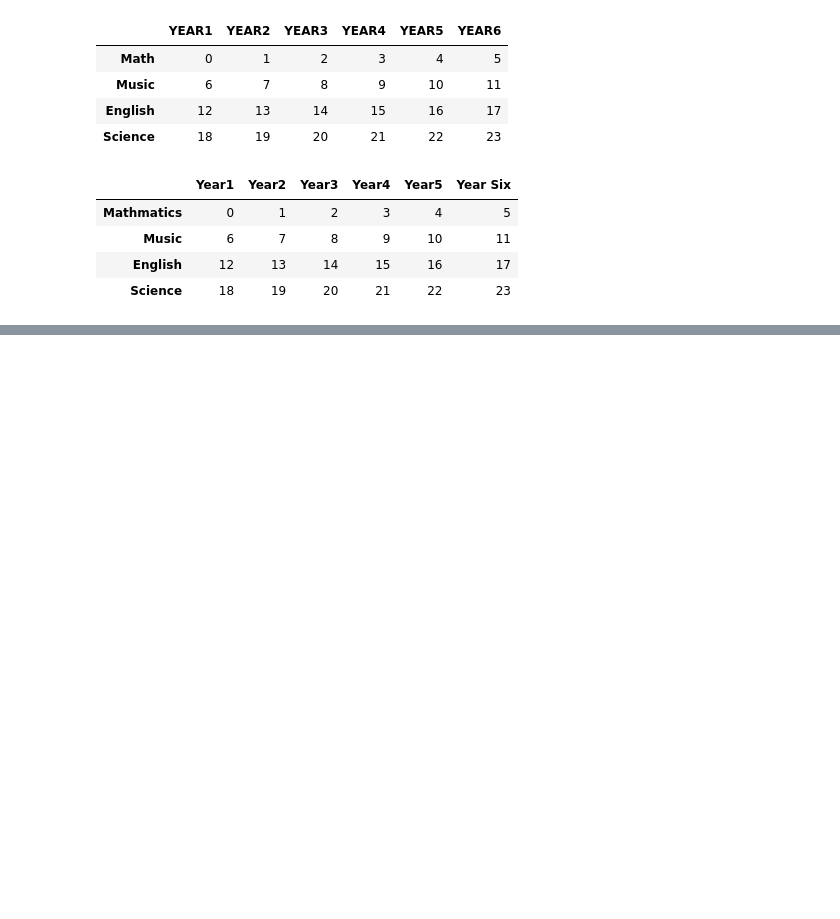
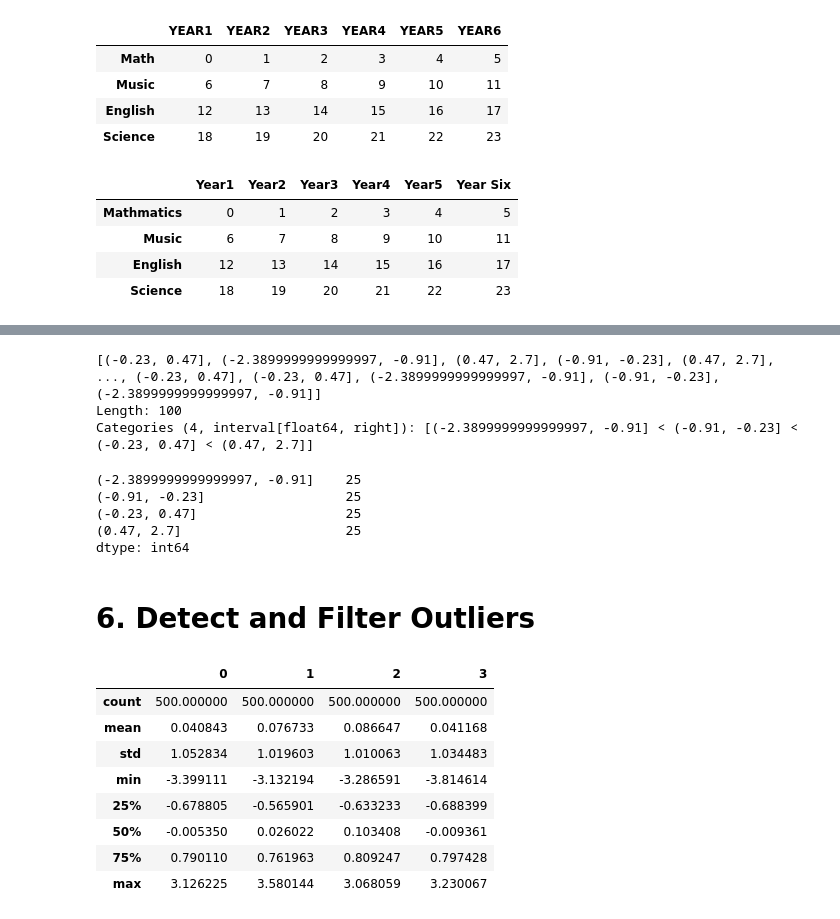
Before and after one commit to thegeekcat/learn-to-code, a Jupyter notebook: python/data-analysis/Data Pre-processing - 02 Data Transformation.ipynb, the cells around one changed output, grey strips where cells are left out. Saved outputs shown, nothing was run; the diff lists cells and outputs as text; code cells hidden in the pictures; blank space fills up the shorter version.

```diff
--- a/python/data-analysis/Data Pre-processing - 02 Data Transformation.ipynb
+++ b/python/data-analysis/Data Pre-processing - 02 Data Transformation.ipynb
@@ -278,0 +399,35 @@ data4
+# %%
+# Devide the list into four groups equally
+quartiles = pd.qcut(data, 4, precision=2)
+
+quartiles
+# %% [output]
+[(-0.23, 0.47], (-2.3899999999999997, -0.91], (0.47, 2.7], (-0.91, -0.23], (0.47, 2.7], ..., (-0.23, 0.47], (-0.23, 0.47], (-2.3899999999999997, -0.91], (-0.91, -0.23], (-2.3899999999999997, -0.91]]
+Length: 100
+Categories (4, interval[float64, right]): [(-2.3899999999999997, -0.91] < (-0.91, -0.23] < (-0.23, 0.47] < (0.47, 2.7]]
+# %%
+# Check numbers of values in each quartile
+pd.value_counts(quartiles)
+# %% [output]
+(-2.3899999999999997, -0.91]    25
+(-0.91, -0.23]                  25
+(-0.23, 0.47]                   25
+(0.47, 2.7]                     25
+dtype: int64
+# %% [markdown]
+# 6. Detect and Filter Outliers
+# %%
+# Create a DataFrame
+data = pd.DataFrame(np.random.standard_normal((500, 4)))
+
+data.describe()
+# %% [output]
+|  | 0 | 1 | 2 | 3 |
+| count | 500.000000 | 500.000000 | 500.000000 | 500.000000 |
+| mean | 0.040843 | 0.076733 | 0.086647 | 0.041168 |
+| std | 1.052834 | 1.019603 | 1.010063 | 1.034483 |
+| min | -3.399111 | -3.132194 | -3.286591 | -3.814614 |
+| 25% | -0.678805 | -0.565901 | -0.633233 | -0.688399 |
+| 50% | -0.005350 | 0.026022 | 0.103408 | -0.009361 |
+| 75% | 0.790110 | 0.761963 | 0.809247 | 0.797428 |
+| max | 3.126225 | 3.580144 | 3.068059 | 3.230067 |
```
Also changed, not shown: parts of 28 cells of this notebook.
